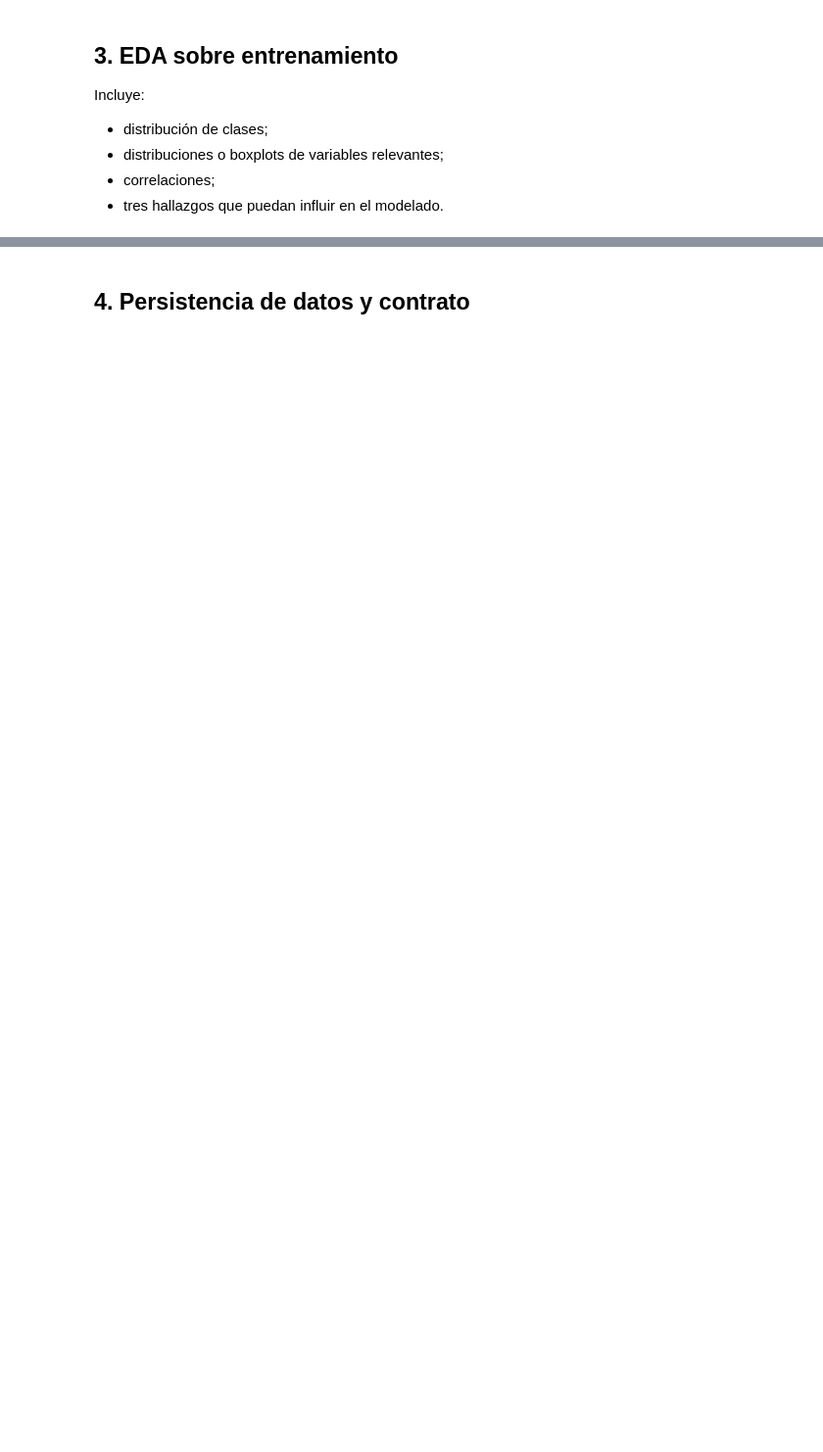
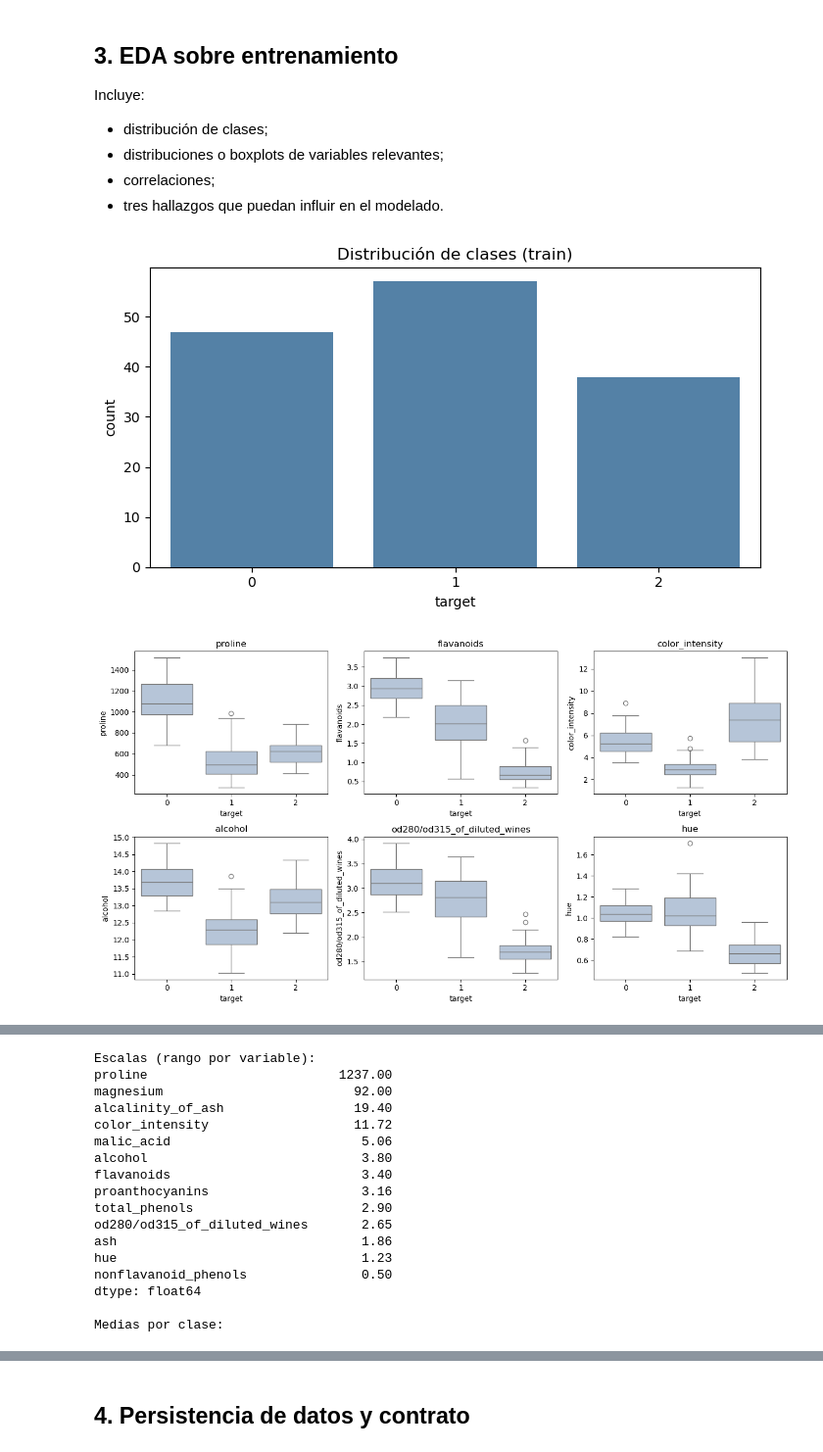
Before and after one commit to Efrain-J/ia-entregables-efrain-j, a Jupyter notebook: notebooks/lecture6/challenge/01_data_challenge.ipynb, the cells around one changed output, grey strips where cells are left out. Shown at 98% size. Cells and saved outputs as stored; diff of their text form; code cells hidden in the pictures; blank space fills up the shorter version.

```diff
--- a/notebooks/lecture6/challenge/01_data_challenge.ipynb
+++ b/notebooks/lecture6/challenge/01_data_challenge.ipynb
@@ -123,10 +123,13 @@ proanthocyanins                 float64
 # %% [markdown]
 ## 2. Split train/test
 # %%
-# TODO: crea train_df (80 %) y test_df (20 %)
-# Requisitos: stratify=df["target"] y random_state=RANDOM_STATE
-
-raise NotImplementedError("TODO 3: crea el split")
+# Split estratificado 80/20
+train_df, test_df = train_test_split(
+    df,
+    test_size=0.2,
+    stratify=df["target"],
+    random_state=RANDOM_STATE,
+)
 # %%
 # Verificación del split
 assert len(train_df) + len(test_df) == len(df)
@@ -143,6 +149,40 @@ Incluye:
 - correlaciones;
 - tres hallazgos que puedan influir en el modelado.
 # %%
-# TODO: crea al menos tres visualizaciones usando solamente train_df
+# EDA usando solamente train_df
+features = [c for c in train_df.columns if c != "target"]
 
-raise NotImplementedError("TODO 4: realiza el EDA")
+# 1. Distribución de clases en entrenamiento
+ax = sns.countplot(data=train_df, x="target", color="steelblue")
+ax.set_title("Distribución de clases (train)")
+plt.tight_layout()
+plt.show()
+
+# 2. Boxplots por clase de variables relevantes
+relevantes = ["proline", "flavanoids", "color_intensity", "alcohol", "od280/od315_of_diluted_wines", "hue"]
+fig, axes = plt.subplots(2, 3, figsize=(13, 7))
+for ax, col in zip(axes.ravel(), relevantes):
+    sns.boxplot(data=train_df, x="target", y=col, ax=ax, color="lightsteelblue")
+    ax.set_title(col)
+plt.tight_layout()
+plt.show()
+
+# 3. Matriz de correlaciones
+corr = train_df[features + ["target"]].corr()
+plt.figure(figsize=(10, 8))
+sns.heatmap(corr, cmap="coolwarm", center=0, annot=True, fmt=".2f", annot_kws={"size": 7})
+plt.title("Correlaciones (train)")
+plt.tight_layout()
+plt.show()
+
+# Apoyo numérico para los hallazgos
+print("Escalas (rango por variable):")
+print((train_df[features].max() - train_df[features].min()).sort_values(ascending=False).round(2))
+print("\nMedias por clase:")
+display(train_df.groupby("target")[relevantes].mean().round(2))
+pares = corr.abs().where(np.triu(np.ones(corr.shape, dtype=bool), k=1)).stack().sort_values(ascending=False)
+print("Pares más correlacionados:")
+print(pares.head(5).round(3))
+# %% [output]
+[figure, added]
+[figure, added]
@@ -148,0 +190,17 @@ raise NotImplementedError("TODO 4: realiza el EDA")
+Escalas (rango por variable):
+proline                         1237.00
+magnesium                         92.00
+alcalinity_of_ash                 19.40
+color_intensity                   11.72
+malic_acid                         5.06
+alcohol                            3.80
+flavanoids                         3.40
+proanthocyanins                    3.16
+total_phenols                      2.90
+od280/od315_of_diluted_wines       2.65
+ash                                1.86
+hue                                1.23
+nonflavanoid_phenols               0.50
+dtype: float64
+
+Medias por clase:
```
Also changed, not shown: parts of 7 cells of this notebook, 10 other files.
